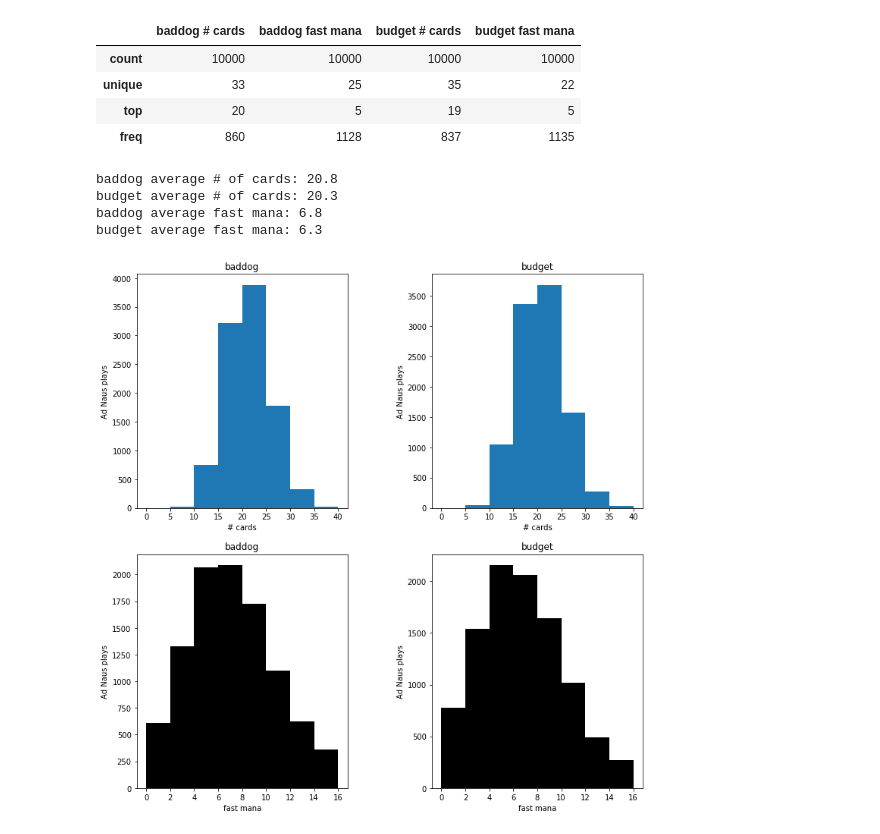
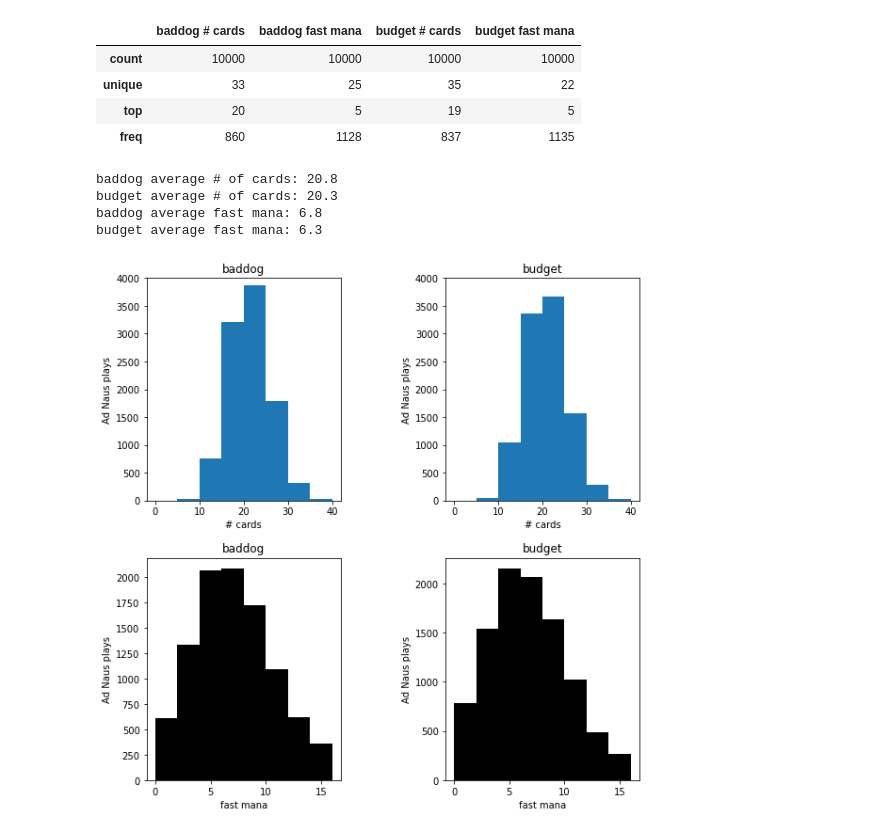
Before and after one commit to kinestetika/mtg-moxfield, a Jupyter notebook: Kaalia ad naus and necropotence stats.ipynb, the cells around one changed output. Cells and saved outputs as stored; diff of their text form; code cells hidden in the pictures.

```diff
--- a/Kaalia ad naus and necropotence stats.ipynb
+++ b/Kaalia ad naus and necropotence stats.ipynb
@@ -254,34 +254,36 @@ benchmarking.describe()
 %matplotlib inline
 import matplotlib.pyplot as plot
 # %%
-fig1, f1_axes = plot.subplots(2, 2, figsize=(10,10))
+fig1, f1_axes = plot.subplots(2, 2, figsize=(8,8))
 fig1.tight_layout(h_pad=4, w_pad=8)
 
 f1_axes[0][0].set_title('baddog')
 f1_axes[0][0].set_xlabel('# cards')
 f1_axes[0][0].set_ylabel('Ad Naus plays')
 f1_axes[0][0].hist(benchmarking['baddog # cards'], bins=[0,5,10,15,20,25,30,35,40])
+f1_axes[0][0].set_ylim([0,4000])
 f1_axes[0][1].set_title('budget')
 f1_axes[0][1].set_xlabel('# cards')
 f1_axes[0][1].set_ylabel('Ad Naus plays')
 f1_axes[0][1].hist(benchmarking['budget # cards'], bins=[0,5,10,15,20,25,30,35,40])
+f1_axes[0][1].set_ylim([0,4000])
 
 f1_axes[1][0].set_title('baddog')
 f1_axes[1][0].set_xlabel('fast mana')
 f1_axes[1][0].set_ylabel('Ad Naus plays')
 f1_axes[1][0].hist(benchmarking['baddog fast mana'], bins=[0,2,4,6,8,10,12,14,16], color='k')
 f1_axes[1][1].set_title('budget')
 f1_axes[1][1].set_xlabel('fast mana')
 f1_axes[1][1].set_ylabel('Ad Naus plays')
 f1_axes[1][1].hist(benchmarking['budget fast mana'], bins=[0,2,4,6,8,10,12,14,16], color='k')
 
 print(f'baddog average # of cards: {benchmarking["baddog # cards"].mean():.1f}')
 print(f'budget average # of cards: {benchmarking["budget # cards"].mean():.1f}')
 print(f'baddog average fast mana: {benchmarking["baddog fast mana"].mean():.1f}')
 print(f'budget average fast mana: {benchmarking["budget fast mana"].mean():.1f}')
 # %% [output]
 baddog average # of cards: 20.8
 budget average # of cards: 20.3
 baddog average fast mana: 6.8
 budget average fast mana: 6.3
-[figure, old version]
+[figure, new version]
```
Also changed, not shown: parts of 1 cell of this notebook, 1 other file.
